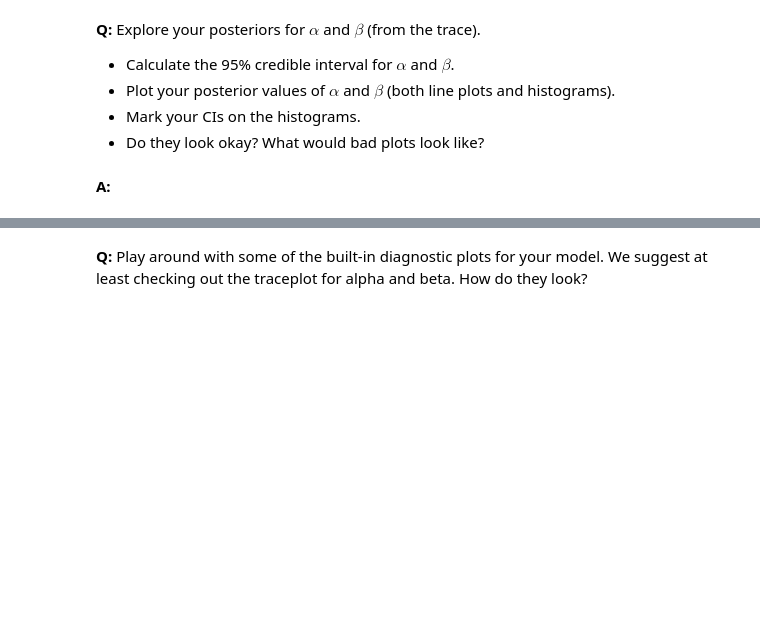
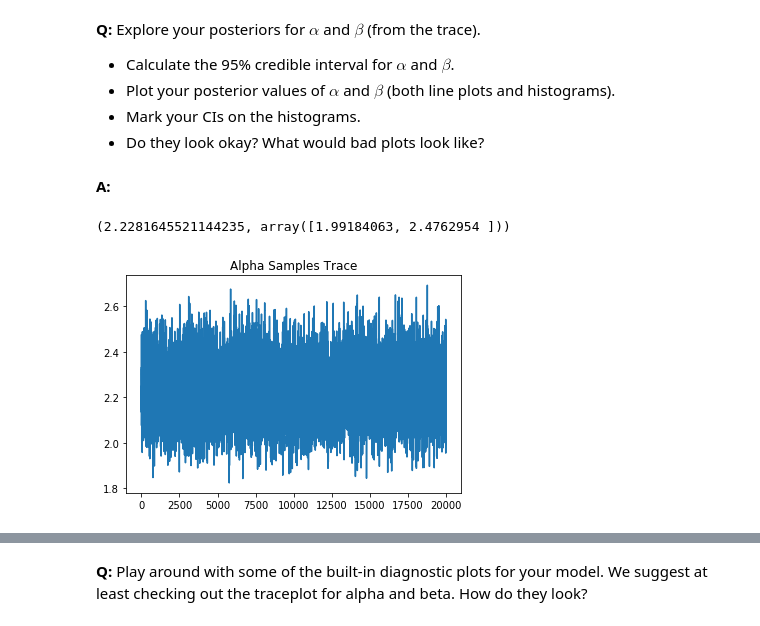
Before and after one commit to xandramichel/Springboard, a Jupyter notebook: MiniProjects/8.3 Bayesian Stats/inferential_statistics_3-Q.ipynb, the cells around one changed output, grey strips where cells are left out. Drawn from its saved outputs; the diff is of its cells as text; code cells hidden in the pictures; blank space fills up the shorter version.

```diff
--- a/MiniProjects/8.3 Bayesian Stats/inferential_statistics_3-Q.ipynb
+++ b/MiniProjects/8.3 Bayesian Stats/inferential_statistics_3-Q.ipynb
@@ -28,4 +28,4 @@ from scipy.stats import gamma
 # package-list-txt should allow you to create a conda environment with compatible
 # packages.
 # %%
-medical = pd.read_csv('data/insurance2.csv')
+medical = pd.read_csv('insurance2.csv')
@@ -86,3 +99,9 @@ __Q:__ You are now going to create your own PyMC3 model!
 Hint: you may find it helpful to work backwards. Start with your `pm.Gamma`, and note the required stochastic variables `alpha` and `beta`. Then, before that, you need to create those stochastic variables using `pm.Exponential` and the correct parameters.
 # %% [markdown]
 __A:__
+# %%
+with pm.Model() as model:
+    alpha_ = pm.Exponential("alpha",1/alpha_est)
+    rate_ = pm.Exponential("beta",1/rate_est)
+    charge_no_ins = pm.Gamma("charge_no_insurance", alpha=alpha_, beta=rate_, observed=no_insurance)
+    trace = pm.sample(10000)
@@ -96,3 +120,17 @@ __Q:__ Explore your posteriors for $\alpha$ and $\beta$ (from the trace).
 * Do they look okay? What would bad plots look like?
 # %% [markdown]
 __A:__
+# %%
+burned_trace = trace[5000:]
+alpha = trace['alpha']
+beta = trace['beta']
+mean_alpha = np.mean(alpha)
+alpha_interval = np.percentile(alpha,[2.5,97.5])
+mean_alpha , alpha_interval
+# %% [output]
+(2.2281645521144235, array([1.99184063, 2.4762954 ]))
+# %%
+_ = plt.plot(alpha)
+_ = plt.title('Alpha Samples Trace')
+# %% [output]
+[figure, added]
```
Also changed, not shown: parts of 17 cells of this notebook, 1 other file.
